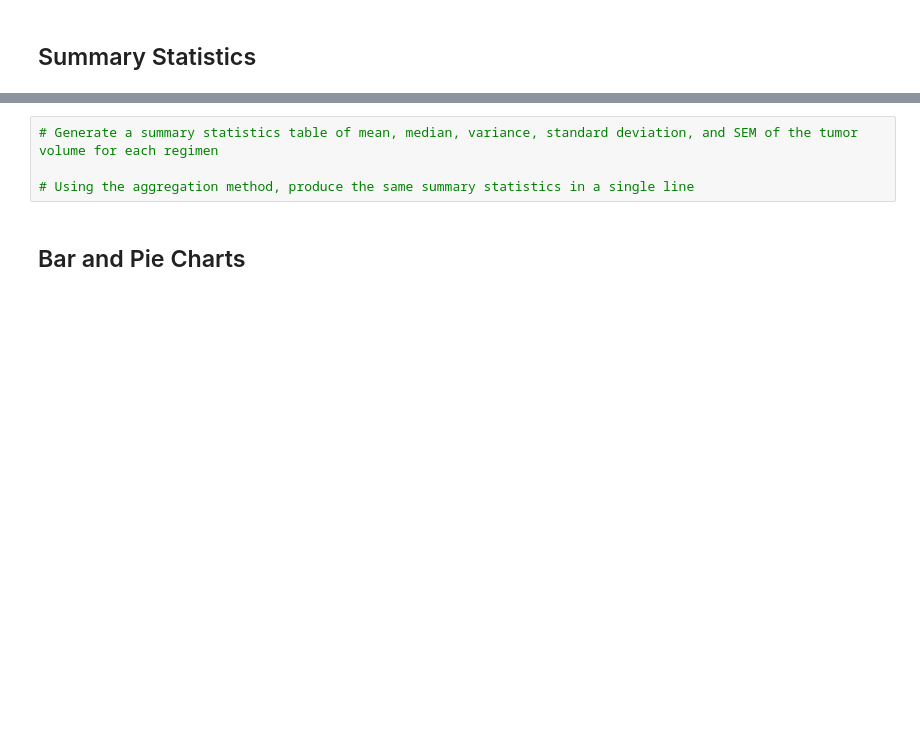
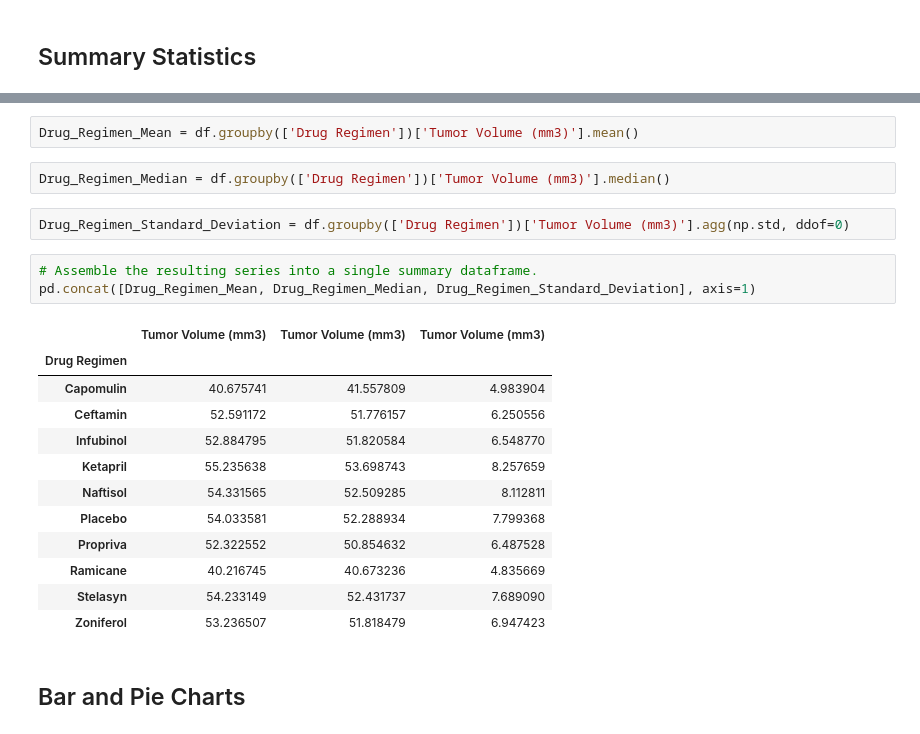
Before and after one commit to Mafranc21/Matplotlib_Pharma_Challenge, a Jupyter notebook: pymaceuticals_starter.ipynb, the cells around one changed output, grey strips where cells are left out. Cells and saved outputs as stored; diff of their text form; blank space fills up the shorter version.

```diff
--- a/pymaceuticals_starter.ipynb
+++ b/pymaceuticals_starter.ipynb
@@ -179,6 +193,24 @@ NameError: name 'tumor_volume_' is not defined
-# %%
-# Generate a summary statistics table of mean, median, variance, standard deviation, and SEM of the tumor volume for each regimen
-
-# Using the aggregation method, produce the same summary statistics in a single line
+# %%
+Drug_Regimen_Mean = df.groupby(['Drug Regimen'])['Tumor Volume (mm3)'].mean()
+# %%
+Drug_Regimen_Median = df.groupby(['Drug Regimen'])['Tumor Volume (mm3)'].median()
+# %%
+Drug_Regimen_Standard_Deviation = df.groupby(['Drug Regimen'])['Tumor Volume (mm3)'].agg(np.std, ddof=0)
+# %%
+# Assemble the resulting series into a single summary dataframe.
+pd.concat([Drug_Regimen_Mean, Drug_Regimen_Median, Drug_Regimen_Standard_Deviation], axis=1)
+# %% [output]
+|  | Tumor Volume (mm3) | Tumor Volume (mm3) | Tumor Volume (mm3) |
+| Drug Regimen |  |  |  |
+| Capomulin | 40.675741 | 41.557809 | 4.983904 |
+| Ceftamin | 52.591172 | 51.776157 | 6.250556 |
+| Infubinol | 52.884795 | 51.820584 | 6.548770 |
+| Ketapril | 55.235638 | 53.698743 | 8.257659 |
+| Naftisol | 54.331565 | 52.509285 | 8.112811 |
+| Placebo | 54.033581 | 52.288934 | 7.799368 |
+| Propriva | 52.322552 | 50.854632 | 6.487528 |
+| Ramicane | 40.216745 | 40.673236 | 4.835669 |
+| Stelasyn | 54.233149 | 52.431737 | 7.689090 |
+| Zoniferol | 53.236507 | 51.818479 | 6.947423 |
 # %% [markdown]
 ## Bar and Pie Charts
```
Also changed, not shown: parts of 12 cells of this notebook.
